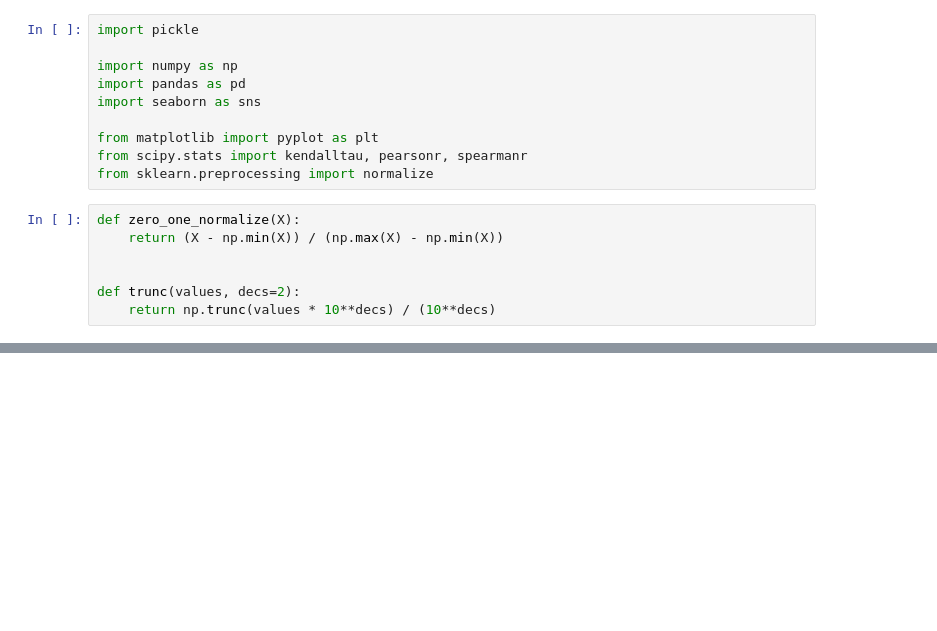
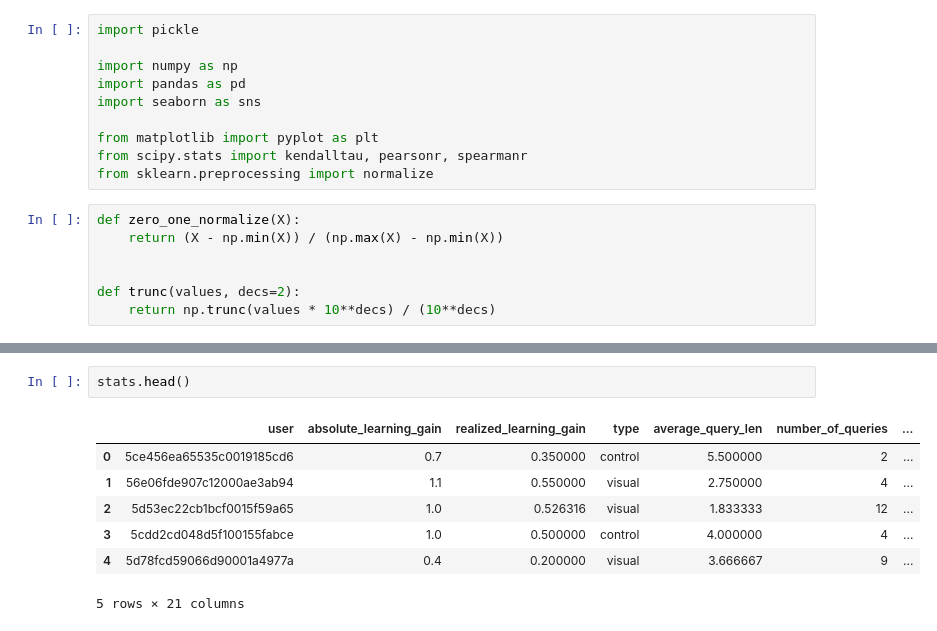
Before and after one commit to ArthurCamara/RULK_SAL, a Jupyter notebook: notebooks/Combine KW and LM.ipynb, the cells around one changed output, grey strips where cells are left out. Saved outputs shown, nothing was run; the diff lists cells and outputs as text; blank space fills up the shorter version.

```diff
--- a/notebooks/Combine KW and LM.ipynb
+++ b/notebooks/Combine KW and LM.ipynb
@@ -133,0 +187,10 @@ pd.melt(data_preproc, ["Year"])
+# %%
+stats.head()
+# %% [output]
+|  | user | absolute_learning_gain | realized_learning_gain | type | average_query_len | number_of_queries | ... |
+| 0 | 5ce456ea65535c0019185cd6 | 0.7 | 0.350000 | control | 5.500000 | 2 | ... |
+| 1 | 56e06fde907c12000ae3ab94 | 1.1 | 0.550000 | visual | 2.750000 | 4 | ... |
+| 2 | 5d53ec22cb1bcf0015f59a65 | 1.0 | 0.526316 | visual | 1.833333 | 12 | ... |
+| 3 | 5cdd2cd048d5f100155fabce | 1.0 | 0.500000 | control | 4.000000 | 4 | ... |
+| 4 | 5d78fcd59066d90001a4977a | 0.4 | 0.200000 | visual | 3.666667 | 9 | ... |
+5 rows × 21 columns
```
Also changed, not shown: parts of 20 cells of this notebook, 2 other files.
